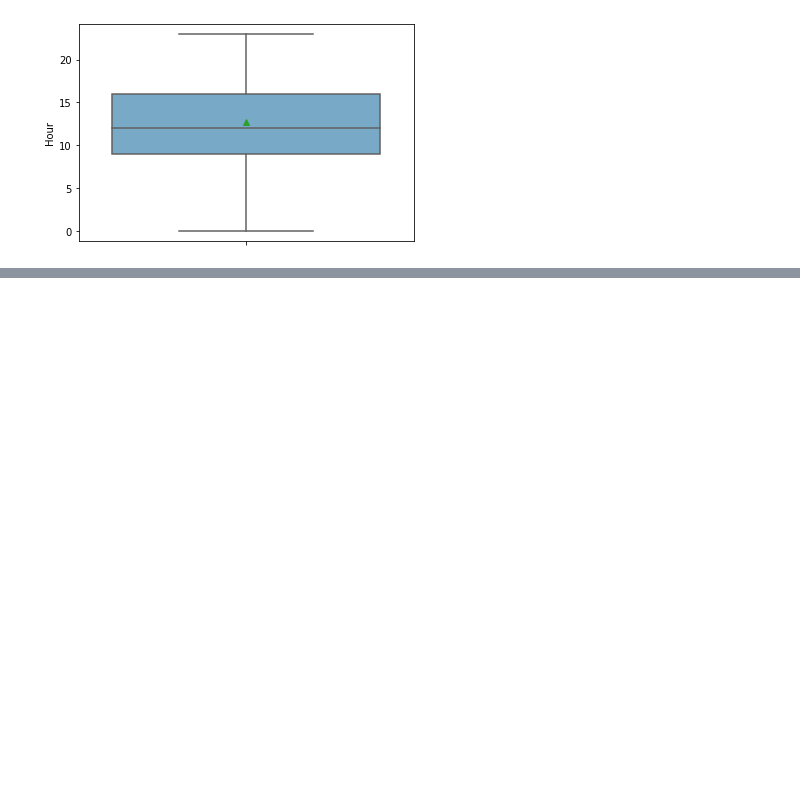
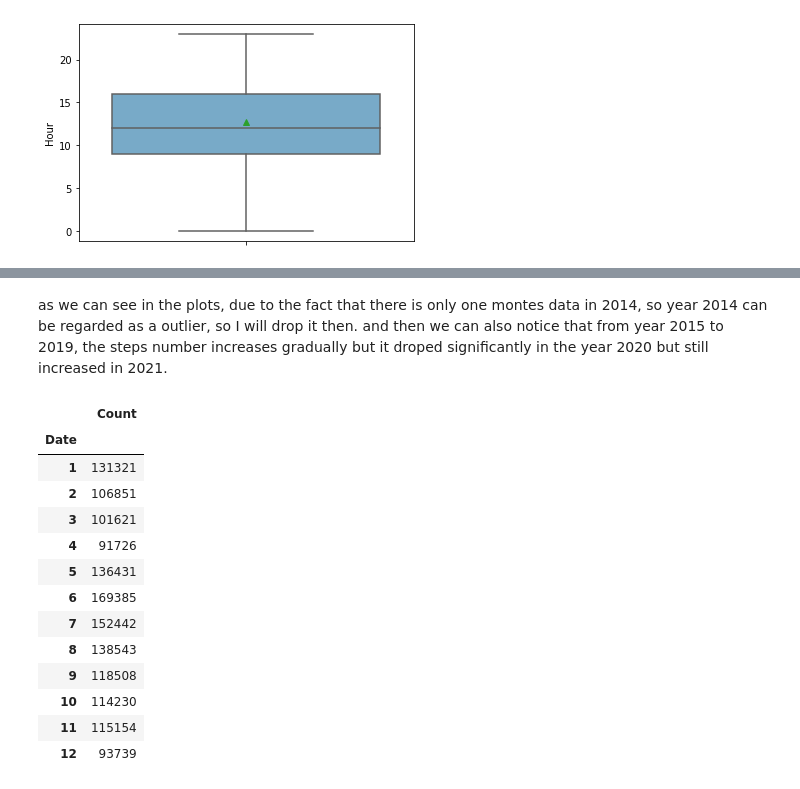
Before and after one commit to BruceWangXD/person_step_data, a Jupyter notebook: Week08-yufeng.ipynb, the cells around one changed output, grey strips where cells are left out. Saved outputs shown, nothing was run; the diff lists cells and outputs as text; code cells hidden in the pictures; blank space fills up the shorter version.

```diff
--- a/Week08-yufeng.ipynb
+++ b/Week08-yufeng.ipynb
@@ -46,0 +172,23 @@ ax = sns.boxplot(y='Hour', data=data, palette='Blues', showmeans=True)
+# %% [markdown]
+as we can see in the plots, due to the fact that there is only one montes data in 2014, so year 2014 can be regarded as a outlier, so I will drop it then. and then we can also notice that from year 2015 to 2019, the steps number increases gradually but it droped significantly in the year 2020 but still increased in 2021.
+# %%
+data_2015 = data_day_cleaned['Date'].dt.year == int(2015)
+data_2015 = data_day_cleaned[data_2015]
+data_2015
+data_2015 = data_2015.groupby(data_2015.Date.dt.month).sum()
+data_2015
+# %% [output]
+|  | Count |
+| Date |  |
+| 1 | 131321 |
+| 2 | 106851 |
+| 3 | 101621 |
+| 4 | 91726 |
+| 5 | 136431 |
+| 6 | 169385 |
+| 7 | 152442 |
+| 8 | 138543 |
+| 9 | 118508 |
+| 10 | 114230 |
+| 11 | 115154 |
+| 12 | 93739 |
```
Also changed, not shown: parts of 23 cells of this notebook.
